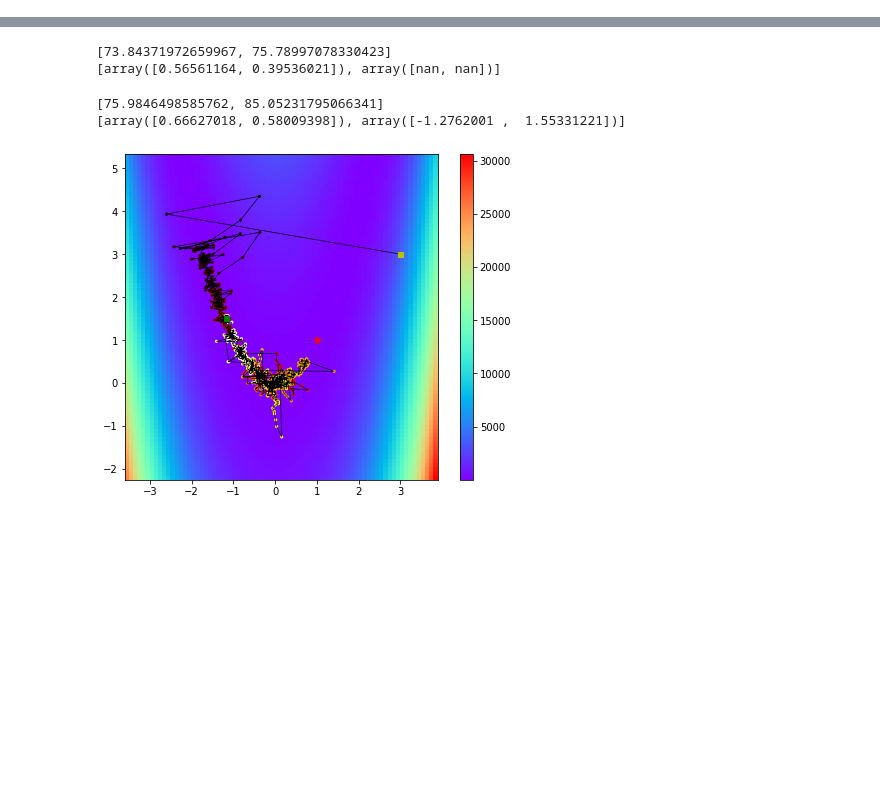
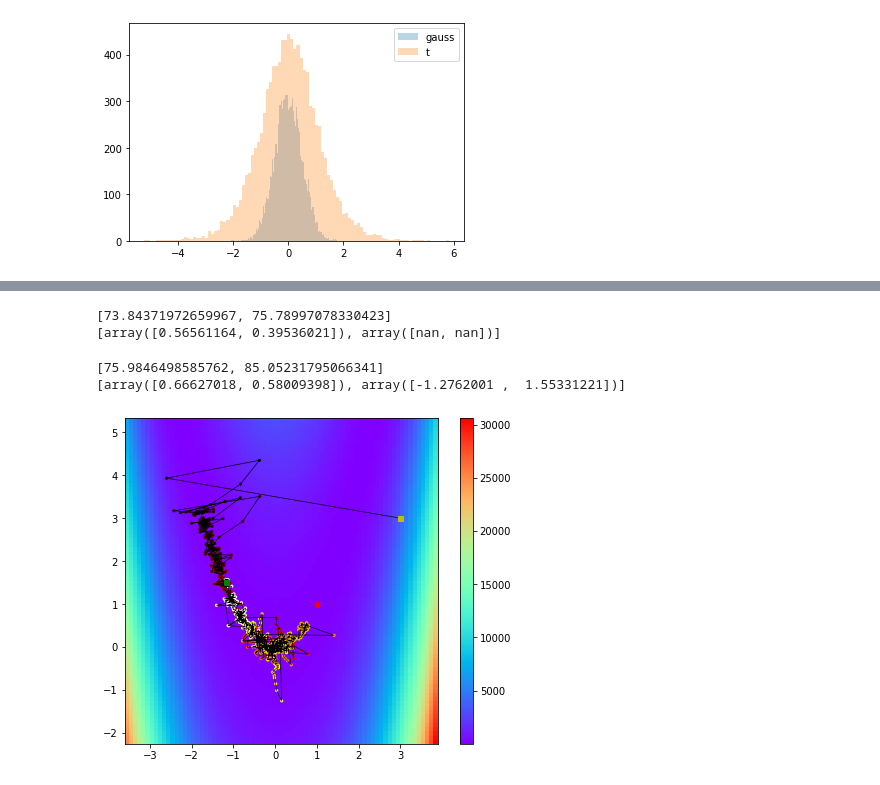
Before and after one commit to NaokiNakamichi/ML, a Jupyter notebook: GD/calssnoise_id.ipynb, the cells around one changed output, grey strips where cells are left out. Cells and saved outputs as stored; diff of their text form; code cells hidden in the pictures; blank space fills up the shorter version.

```diff
--- a/GD/calssnoise_id.ipynb
+++ b/GD/calssnoise_id.ipynb
@@ -31,3 +41,22 @@ plt.show()
+# %%
+#正規分布+t分布
+
+#正規分布
+noise_data = noise.Gauss(mean=0,sigma=0.5,dim=2,n=10000)
+noise_value_gauss = noise_data.generate()
+
+#student-t分布
+df = 10
+noise_data = noise.StudentT(dim=2,n=10000,df=df)
+noise_value_t = noise_data.generate()
+
+plt.figure()
+plt.hist(noise_value_gauss.T[0],bins=100,alpha=0.3,label="gauss")
+plt.hist(noise_value_t.T[0],bins=100,alpha=0.3,label="t")
+plt.legend()
+plt.show()
+# %% [output]
+[figure, added]
 # %%
 #パレート分布
 df = 1000
```
Also changed, not shown: parts of 4 cells of this notebook, 9 other files.
